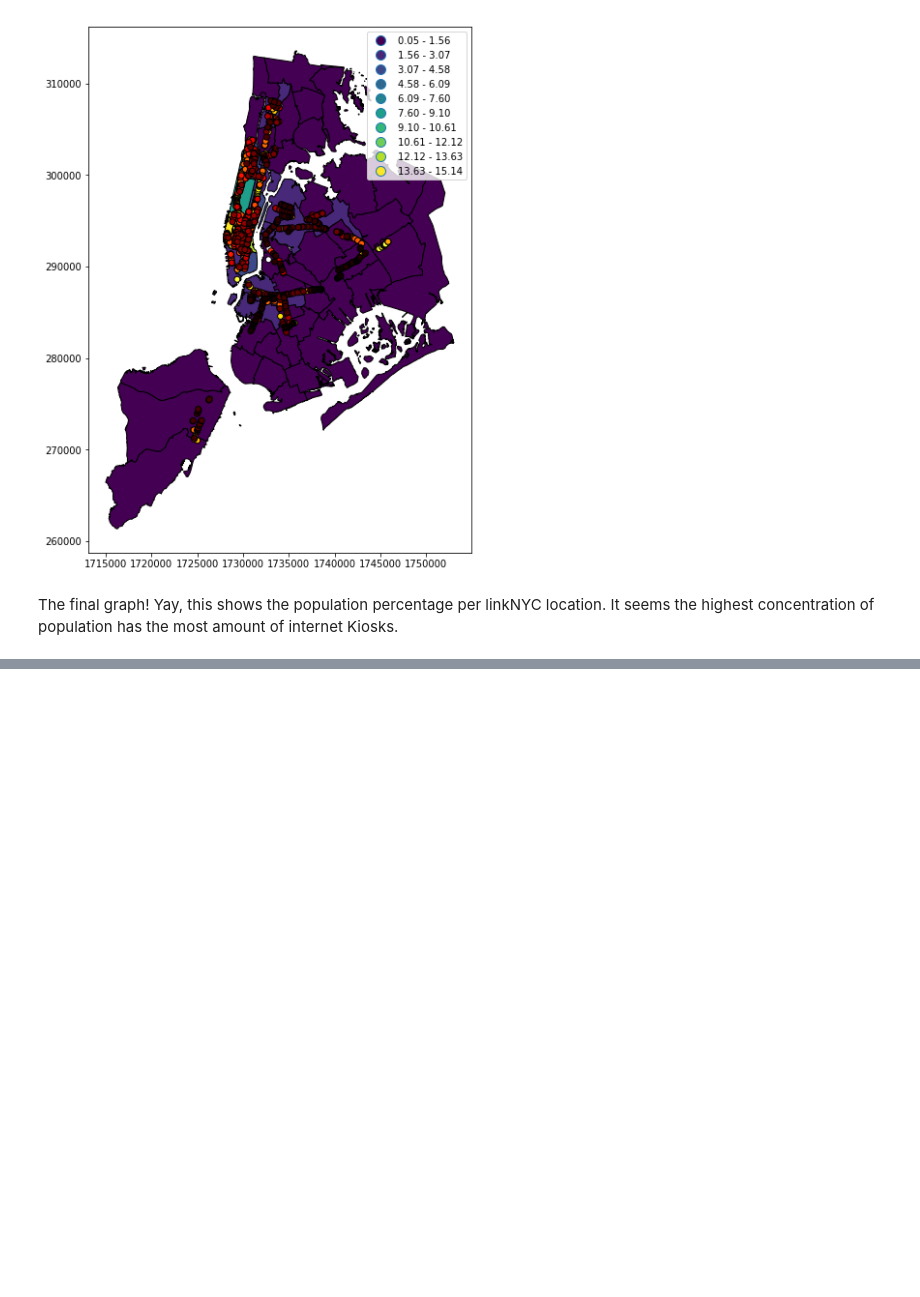
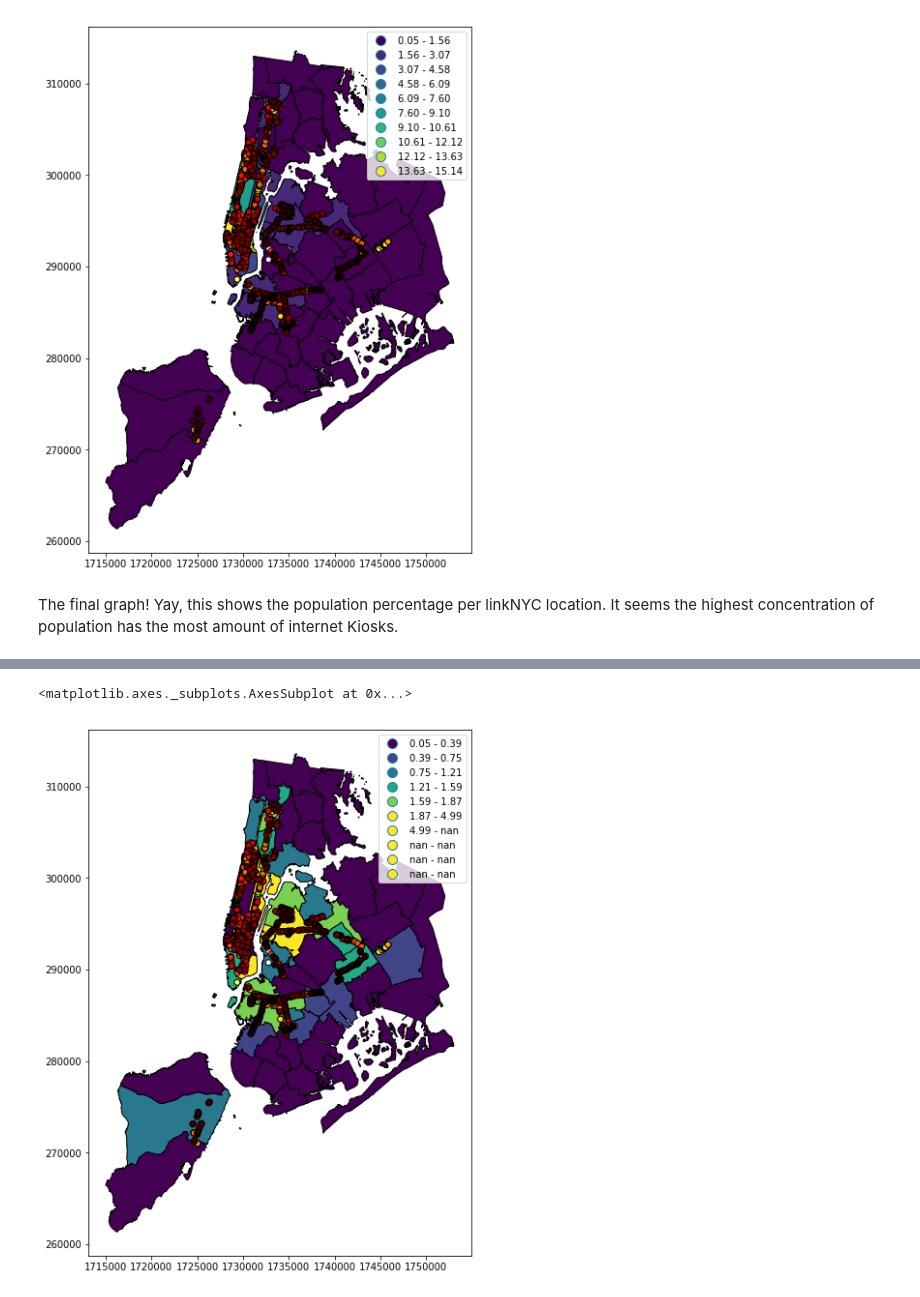
Before and after one commit to sarahJune1/PUI2018_sjs909, a Jupyter notebook: HW7_sjs909/geopandas_census_sjs909.ipynb, the cells around one changed output, grey strips where cells are left out. Saved outputs shown, nothing was run; the diff lists cells and outputs as text; code cells hidden in the pictures; blank space fills up the shorter version.

```diff
--- a/HW7_sjs909/geopandas_census_sjs909.ipynb
+++ b/HW7_sjs909/geopandas_census_sjs909.ipynb
@@ -533,0 +539,7 @@ The final graph! Yay, this shows the population percentage per linkNYC location.
+# %%
+base = NYCLinkCountandShape.to_crs(naec).plot(column='linkNYCp100p', edgecolor='black', figsize=(10,10),legend=True, k=10, scheme = 'quantiles')
+
+linkNYC.to_crs(naec).plot(edgecolor='black',figsize=(10,10),legend=True,ax=base, cmap = 'hot_r', scheme = 'equal_interval')
+# %% [output]
+<matplotlib.axes._subplots.AxesSubplot at 0x...>
+[figure, added]
```
Also changed, not shown: parts of 2 cells of this notebook, 1 other file.
